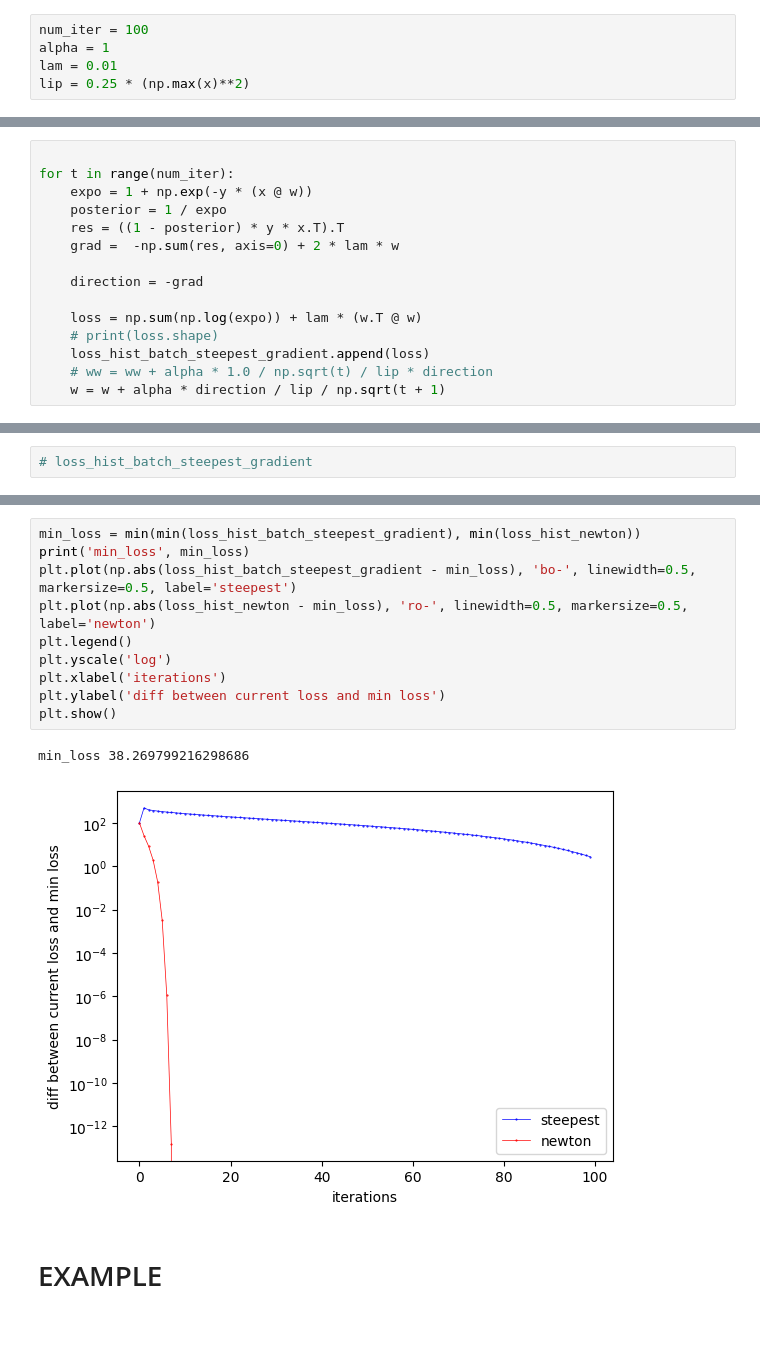
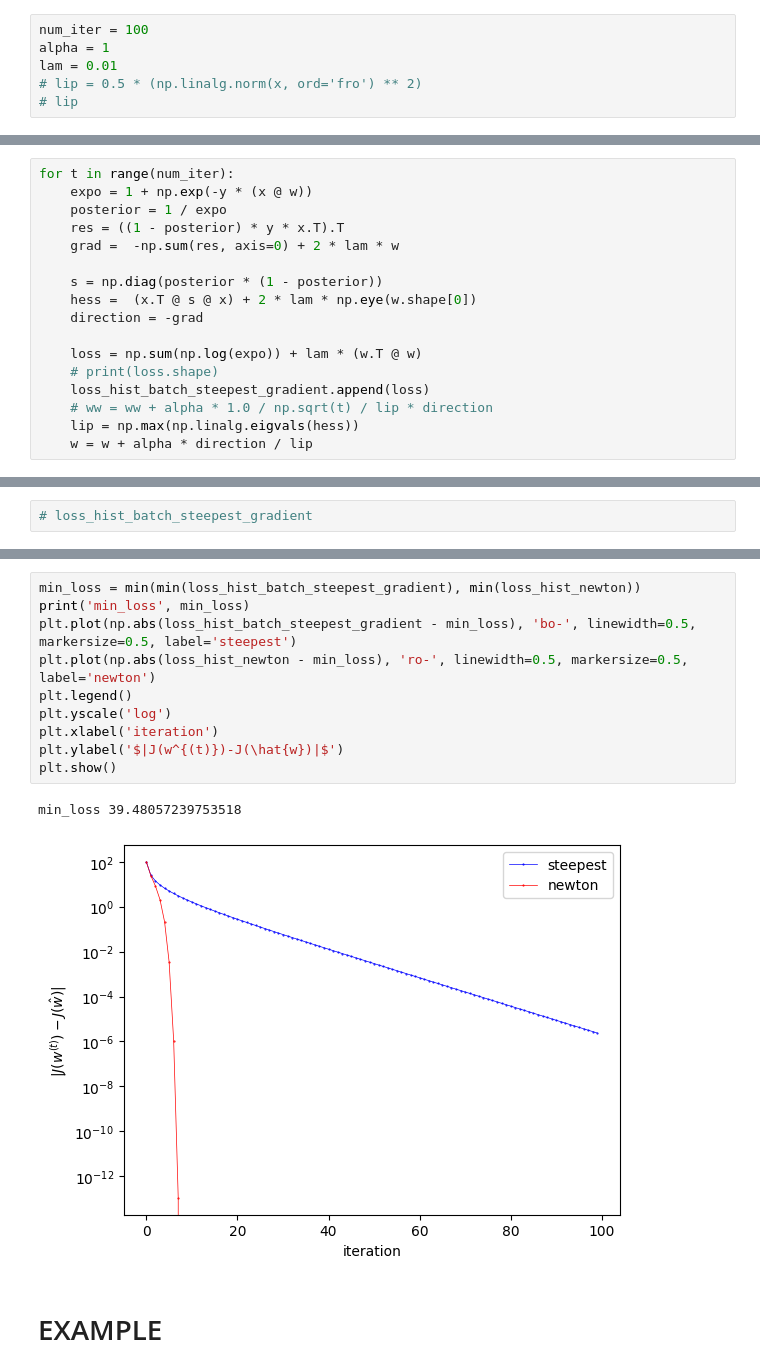
Before and after one commit to kanathipkuji/advml-midterm, a Jupyter notebook: problem1.ipynb, the cells around one changed output, grey strips where cells are left out. Drawn from its saved outputs; the diff is of its cells as text; blank space fills up the shorter version.

```diff
--- a/problem1.ipynb
+++ b/problem1.ipynb
@@ -18,4 +18,5 @@ y.shape
 num_iter = 100
 alpha = 1
 lam = 0.01
-lip = 0.25 * (np.max(x)**2)
+# lip = 0.5 * (np.linalg.norm(x, ord='fro') ** 2)
+# lip
@@ -28,20 +32,22 @@ w.shape
 # %% [output]
 (4,)
 # %%
-
 for t in range(num_iter):
     expo = 1 + np.exp(-y * (x @ w))
     posterior = 1 / expo
     res = ((1 - posterior) * y * x.T).T
     grad =  -np.sum(res, axis=0) + 2 * lam * w
 
+    s = np.diag(posterior * (1 - posterior))
+    hess =  (x.T @ s @ x) + 2 * lam * np.eye(w.shape[0])
     direction = -grad
 
     loss = np.sum(np.log(expo)) + lam * (w.T @ w)
     # print(loss.shape)
     loss_hist_batch_steepest_gradient.append(loss)
     # ww = ww + alpha * 1.0 / np.sqrt(t) / lip * direction
-    w = w + alpha * direction / lip / np.sqrt(t + 1)
+    lip = np.max(np.linalg.eigvals(hess))
+    w = w + alpha * direction / lip
 # %%
 print(min(loss_hist_batch_steepest_gradient))
 # %% [output]
@@ -103,16 +109,16 @@ Text(0, 0.5, 'loss')
 # %%
 min_loss = min(min(loss_hist_batch_steepest_gradient), min(loss_hist_newton))
 print('min_loss', min_loss)
 plt.plot(np.abs(loss_hist_batch_steepest_gradient - min_loss), 'bo-', linewidth=0.5, markersize=0.5, label='steepest')
 plt.plot(np.abs(loss_hist_newton - min_loss), 'ro-', linewidth=0.5, markersize=0.5, label='newton')
 plt.legend()
 plt.yscale('log')
-plt.xlabel('iterations')
-plt.ylabel('diff between current loss and min loss')
+plt.xlabel('iteration')
+plt.ylabel('$|J(w^{(t)})-J(\hat{w})|$')
 plt.show()
 # %% [output]
-min_loss 38.269799216298686
+min_loss 39.48057239753518
-[figure, old version]
+[figure, new version]
 # %% [markdown]
 # EXAMPLE
 # %%
```
Also changed, not shown: parts of 5 cells of this notebook.
